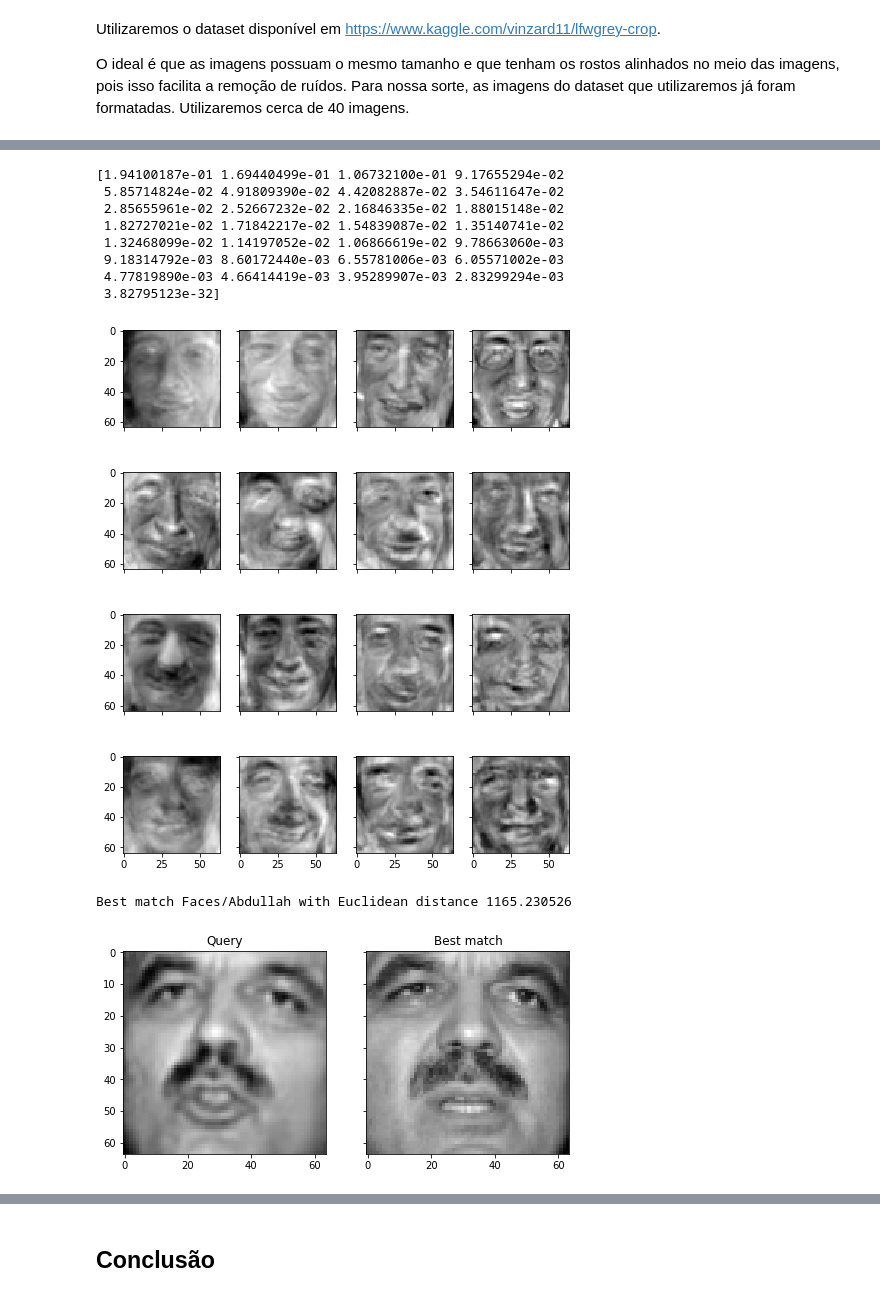
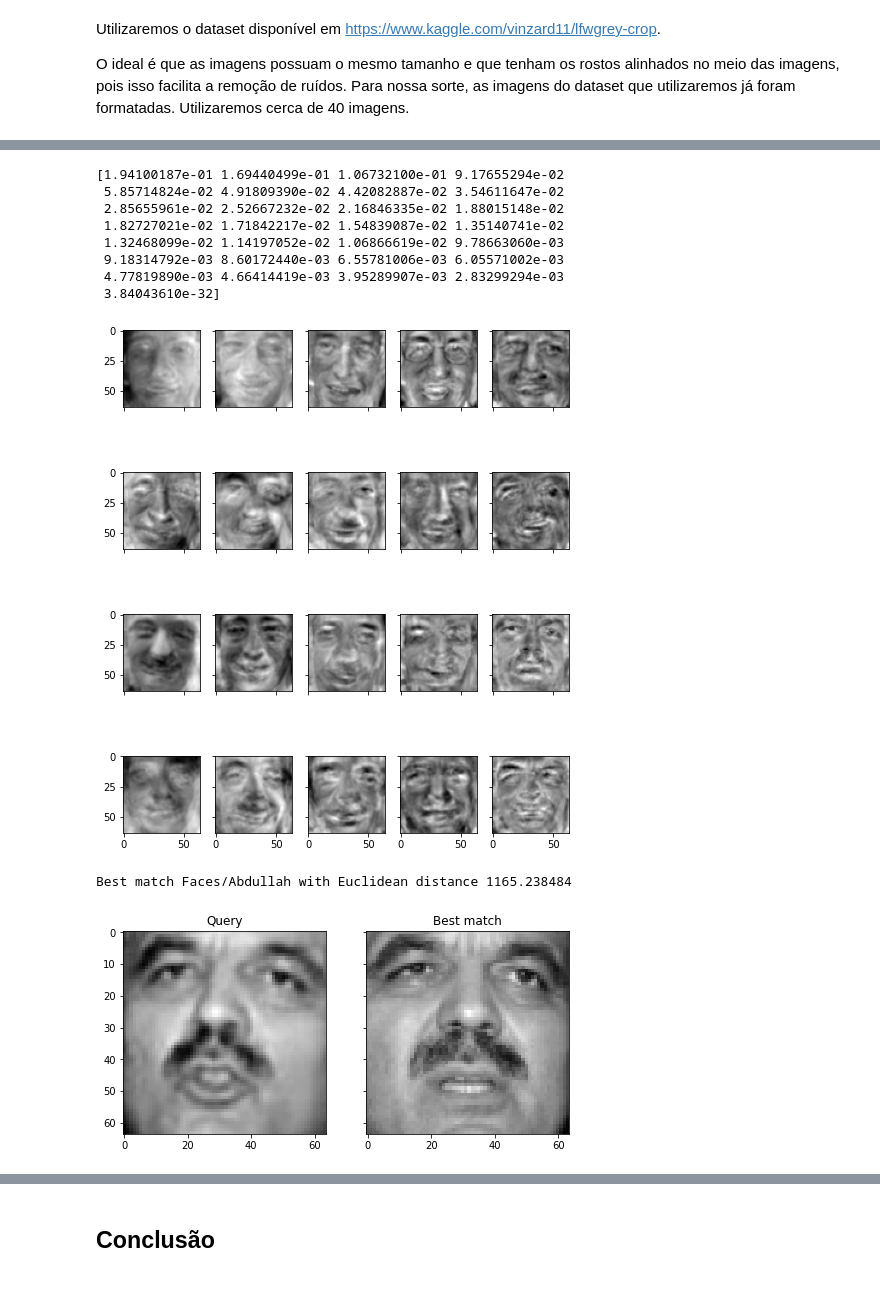
Before and after one commit to palomavb/Eigenfaces, a Jupyter notebook: Untitled.ipynb, the cells around one changed output, grey strips where cells are left out. Saved outputs shown, nothing was run; the diff lists cells and outputs as text; code cells hidden in the pictures.

```diff
--- a/Untitled.ipynb
+++ b/Untitled.ipynb
@@ -38,9 +41,7 @@ O ideal é que as imagens possuam o mesmo tamanho e que tenham os rostos alinhad
 # %%
 faces = {}
-with zipfile.ZipFile("Faces.zip") as facezip:
-    for filename in facezip.namelist():
-        if not filename.endswith(".pgm"):
-            continue # not a face picture
-        with facezip.open(filename) as image:
-            # If we extracted files from zip, we can use cv2.imread(filename) instead
-            faces[filename] = cv2.imdecode(np.frombuffer(image.read(), np.uint8), cv2.IMREAD_GRAYSCALE)
+with zipfile.ZipFile("Faces.zip", mode = 'r') as facezip:
+    for file in facezip.namelist():
+        with facezip.open(file) as image:
+            faces[file] = cv2.imdecode(np.frombuffer(image.read(), np.uint8), cv2.IMREAD_GRAYSCALE)
+print(faces.keys())
@@ -47,11 +59,7 @@ with zipfile.ZipFile("Faces.zip") as facezip:
 # %%
-
-...
-import matplotlib.pyplot as plt
-
-fig, axes = plt.subplots(4,4,sharex=True,sharey=True,figsize=(8,10))
-faceimages = list(faces.values())[-16:] # take last 16 images
-for i in range(16):
-    axes[i%4][i//4].imshow(faceimages[i], cmap="gray")
+fig, axes = plt.subplots(4,5,sharex=True,sharey=True,figsize=(8,10))
+faceimages = list(faces.values())[-20:] #apenas as matrizes das últimas 20 imagens
+for i in range(20):
+    axes[i%4][i//4].imshow(faceimages[i], cmap="gray") # a função imgshow plota as imagens a partir de suas matrizes
 plt.show()
 # %% [output]
@@ -95,13 +92,8 @@ facematrix = np.array(facematrix)
 # %%
-
-...
-# Apply PCA to extract eigenfaces
+#Usamos o PCA do sklearn
 from sklearn.decomposition import PCA
-
 pca = PCA().fit(facematrix)
-
-...
-print(pca.explained_variance_ratio_)
+print(pca.explained_variance_ratio_) #variancia para cada um dos componentes da matriz, ou seja, cada uma das imagens
 # %% [output]
 [1.94100187e-01 1.69440499e-01 1.06732100e-01 9.17655294e-02
  5.85714824e-02 4.91809390e-02 4.42082887e-02 3.54611647e-02
@@ -110,19 +102,18 @@ print(pca.explained_variance_ratio_)
  1.32468099e-02 1.14197052e-02 1.06866619e-02 9.78663060e-03
  9.18314792e-03 8.60172440e-03 6.55781006e-03 6.05571002e-03
  4.77819890e-03 4.66414419e-03 3.95289907e-03 2.83299294e-03
- 3.82795123e-32]
+ 3.84043610e-32]
 # %%
 
-...
-# Take the first K principal components as eigenfaces
+#Usamos todos os componentes do PCA para as imagens. Esse é o K
 n_components = 29
 eigenfaces = pca.components_[:n_components]
 
-# Show the first 16 eigenfaces
-fig, axes = plt.subplots(4,4,sharex=True,sharey=True,figsize=(8,10))
-for i in range(16):
+#Plotar as eigenfaces
+fig, axes = plt.subplots(4,5,sharex=True,sharey=True,figsize=(8,10))
+for i in range(20):
     axes[i%4][i//4].imshow(eigenfaces[i].reshape(faceshape), cmap="gray")
 plt.show()
 # %% [output]
-[figure, old version]
+[figure, new version]
 # %%
@@ -130,14 +120,15 @@ plt.show()
 # Generate weights as a KxN matrix where K is the number of eigenfaces and N the number of samples
 weights = eigenfaces @ (facematrix - pca.mean_).T
 # %%
-...
-# Test on out-of-sample image of existing class
+#Vamos testar primeiro em uma pessoa que já está no banco de dados
+
 query = faces["Faces/Abdullah_Gul_0009.pgm"].reshape(1,-1)
 query_weight = eigenfaces @ (query - pca.mean_).T
 euclidean_distance = np.linalg.norm(weights - query_weight, axis=0)
 best_match = np.argmin(euclidean_distance)
 print("Best match %s with Euclidean distance %f" % (facelabel[best_match], euclidean_distance[best_match]))
-# Visualize
+
+
 fig, axes = plt.subplots(1,2,sharex=True,sharey=True,figsize=(8,6))
 axes[0].imshow(query.reshape(faceshape), cmap="gray")
 axes[0].set_title("Query")
@@ -145,5 +136,5 @@ axes[1].imshow(facematrix[best_match].reshape(faceshape), cmap="gray")
 axes[1].set_title("Best match")
 plt.show()
 # %% [output]
-Best match Faces/Abdullah with Euclidean distance 1165.230526
+Best match Faces/Abdullah with Euclidean distance 1165.238484
 [figure]
```
Also changed, not shown: parts of 15 cells of this notebook.
